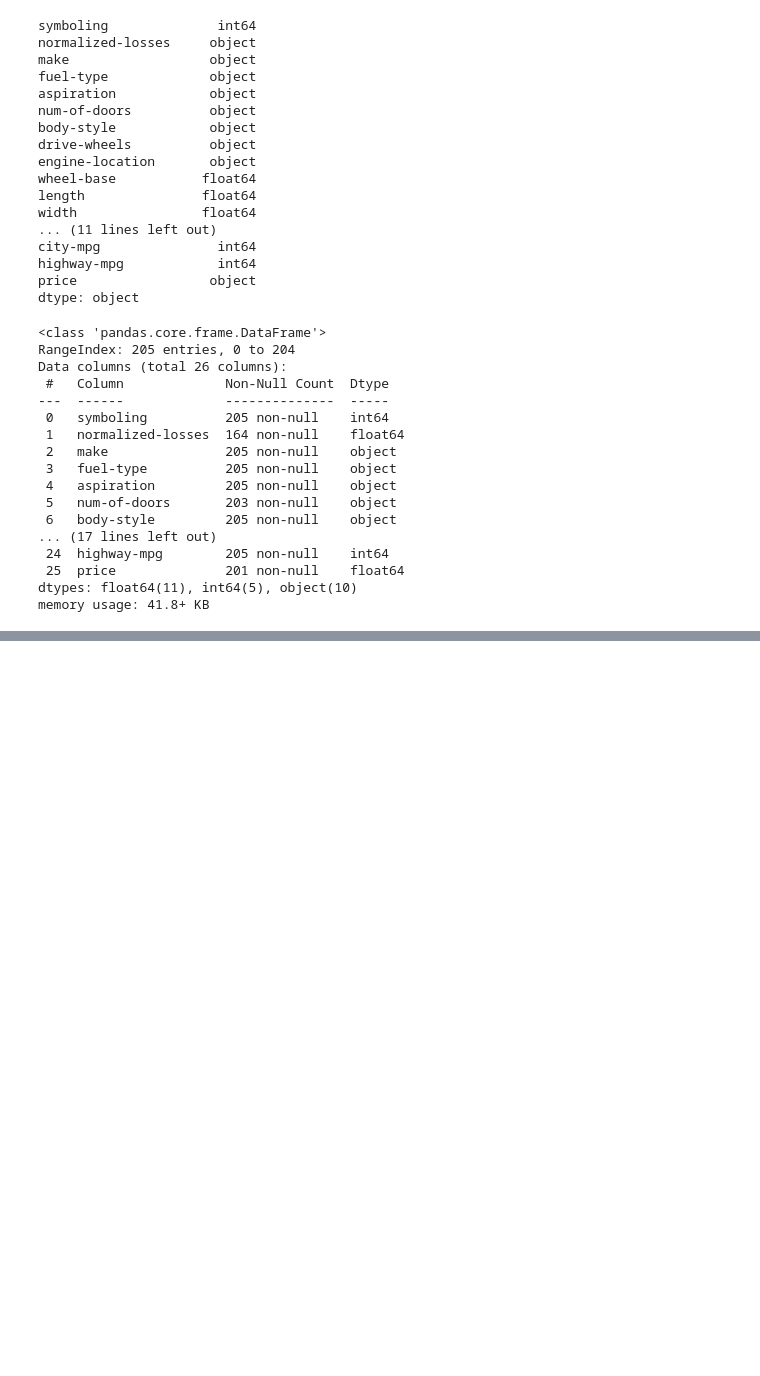
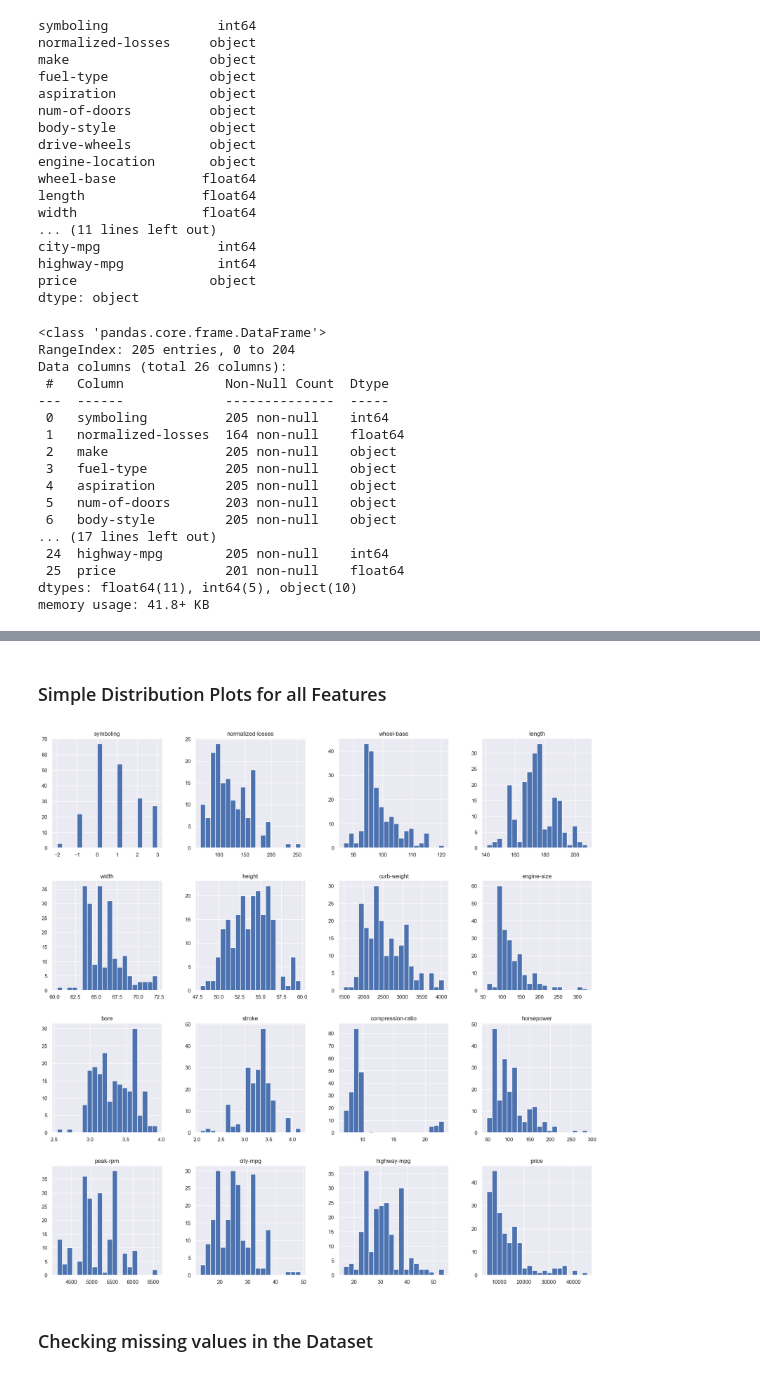
Before and after one commit to Abou29/RandomForest_DecisionTree-Prediction-vehicle-price, a Jupyter notebook: prix_de_voiture_prediction.ipynb, the cells around one changed output, grey strips where cells are left out. Cells and saved outputs as stored; diff of their text form; code cells hidden in the pictures; blank space fills up the shorter version.

```diff
--- a/prix_de_voiture_prediction.ipynb
+++ b/prix_de_voiture_prediction.ipynb
@@ -125,0 +180,10 @@ memory usage: 41.8+ KB
+# %% [markdown]
+### Simple Distribution Plots for all Features
+# %%
+plt.rcParams["figure.figsize"] = (20, 20)
+data_cars.hist(bins=20)
+plt.show()
+# %% [output]
+[figure, added]
+# %% [markdown]
+### Checking missing values in the Dataset
```
Also changed, not shown: parts of 13 cells of this notebook.
